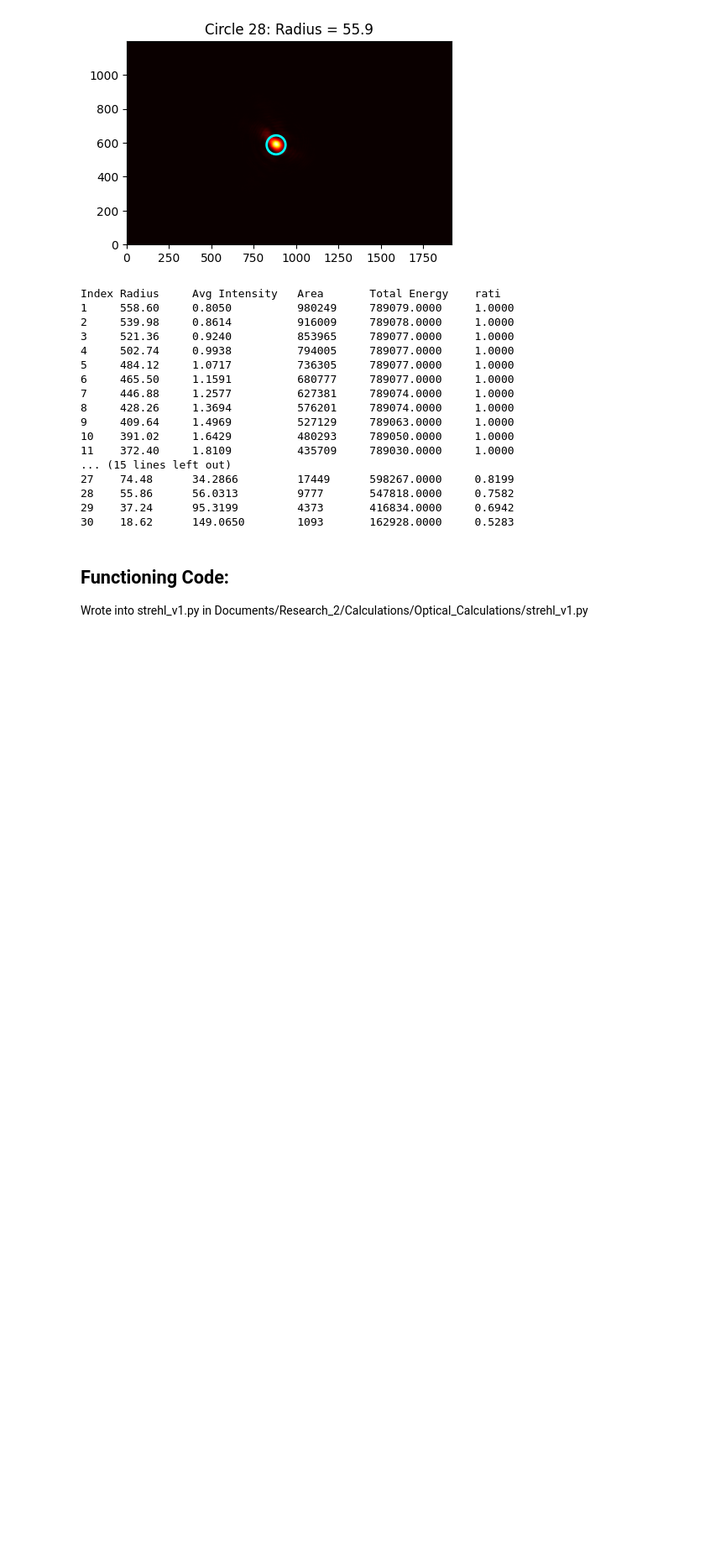
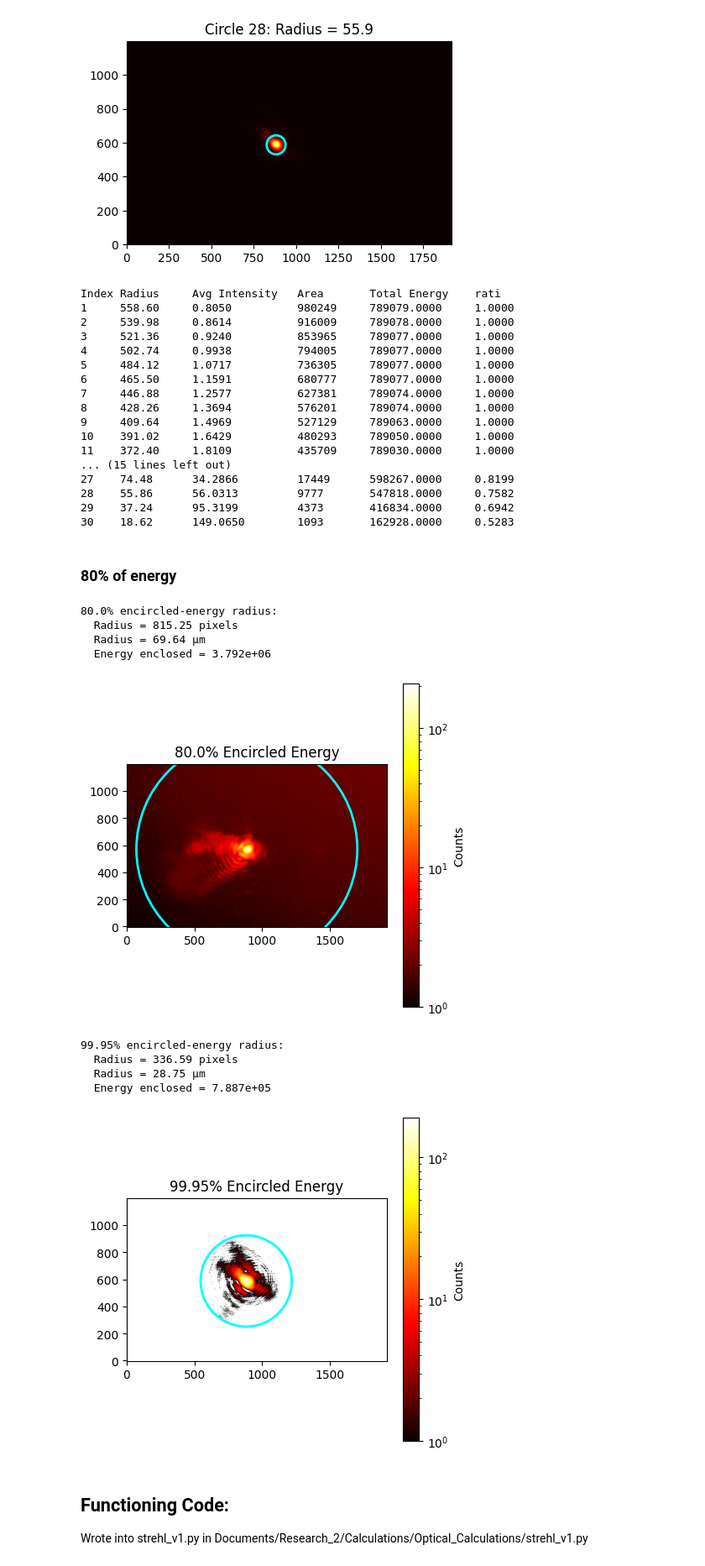
Before and after one commit to I-am-Jeremy-Reb/Laser_Calculations, a Jupyter notebook: Strehl_ratio_from_focal_spot-Copy1.ipynb, the cells around one changed output. Shown at 84% size. Drawn from its saved outputs; the diff is of its cells as text; code cells hidden in the pictures; blank space fills up the shorter version.

```diff
--- a/Strehl_ratio_from_focal_spot-Copy1.ipynb
+++ b/Strehl_ratio_from_focal_spot-Copy1.ipynb
@@ -256,7 +260,7 @@ def analyze_circular_apertures(img_array, center_x, center_y, n_steps=50, max_fr
 # --- Main usage ---
 ##image_path =  "20250627Optimized_focal_spot_wObjective_wPM_exptime3e3.tiff"
 ##image_path = "/Users/jeremyrebenstock/Documents/Research_2/TA2/10mJ_New_Optimized_FocalSpotWithDPM_2025-07-17_1109AM.tiff"
-image_path = "/Users/jeremyrebenstock/Documents/Research_2/TA2/20250627Optimized_focal_spot_wObjective_wPM_exptime3e3.tiff"
+image_path = "Focal_Spot_Images/20250627Optimized_focal_spot_wObjective_wPM_exptime3e3.tiff"
 
 img_array = load_image_as_array(image_path)
 center_x, center_y = find_focal_spot_center(img_array)
@@ -419,7 +423,7 @@ def analyze_circular_apertures(img_array, center_x, center_y, n_steps=50, max_fr
     return results
 
 # --- Main usage ---
-image_path =  "20250627Optimized_focal_spot_wObjective_wPM_exptime3e3.tiff"
+image_path =  "Focal_Spot_Images/20250627Optimized_focal_spot_wObjective_wPM_exptime3e3.tiff"
 img_array = load_image_as_array(image_path)
 center_x, center_y = find_focal_spot_center(img_array)
 
@@ -452,3 +456,5 @@ Index Radius     Avg Intensity   Area       Total Energy    rati
 28    55.86      56.0313         9777       547818.0000     0.7582
 29    37.24      95.3199         4373       416834.0000     0.6942
 30    18.62      149.0650        1093       162928.0000     0.5283
+# %% [markdown]
+### 80% of energy
@@ -455,3 +554,32 @@ Index Radius     Avg Intensity   Area       Total Energy    rati
+# %%
+um_per_pixel=0.085416666667
+
+image_path_test_2 = "Focal_Spot_Images/Focal_Spot_Tests/20250627Optimized_focal_spot_wObjective_wPM_exptime3e3.tiff"
+image_path_test_1 = "Focal_Spot_Images/Focal_Spot_Tests/10mJ_New_Optimized_FocalSpotWithDPM_2025-07-17_1109AM.tiff"
+
+img_1 = load_image_as_array(image_path_test_1)
+img_2 = load_image_as_array(image_path_test_2)
+
+
+
+r80_px = encircled_energy_radius_px(img =img_1,fraction = .8)
+r80_um = encircled_energy_radius_um(img = img_1, um_per_pixel = um_per_pixel,fraction = .8)
+E80    = encircled_energy_value(img = img_1, um_per_pixel=um_per_pixel, plot=True,fraction = .8)
+## img 2
+r80_px = encircled_energy_radius_px(img =img_2,fraction = .9995)
+r80_um = encircled_energy_radius_um(img = img_2, um_per_pixel = um_per_pixel,fraction = .9995)
+E80    = encircled_energy_value(img = img_2, um_per_pixel=um_per_pixel, plot=True,fraction = .9995)
+# %% [output]
+80.0% encircled-energy radius:
+  Radius = 815.25 pixels
+  Radius = 69.64 µm
+  Energy enclosed = 3.792e+06
+[figure, added]
+99.95% encircled-energy radius:
+  Radius = 336.59 pixels
+  Radius = 28.75 µm
+  Energy enclosed = 7.887e+05
+[figure, added]
 # %% [markdown]
 ## Functioning Code:
 Wrote into strehl_v1.py in
```
Also changed, not shown: parts of 6 cells of this notebook, 8 other files.
